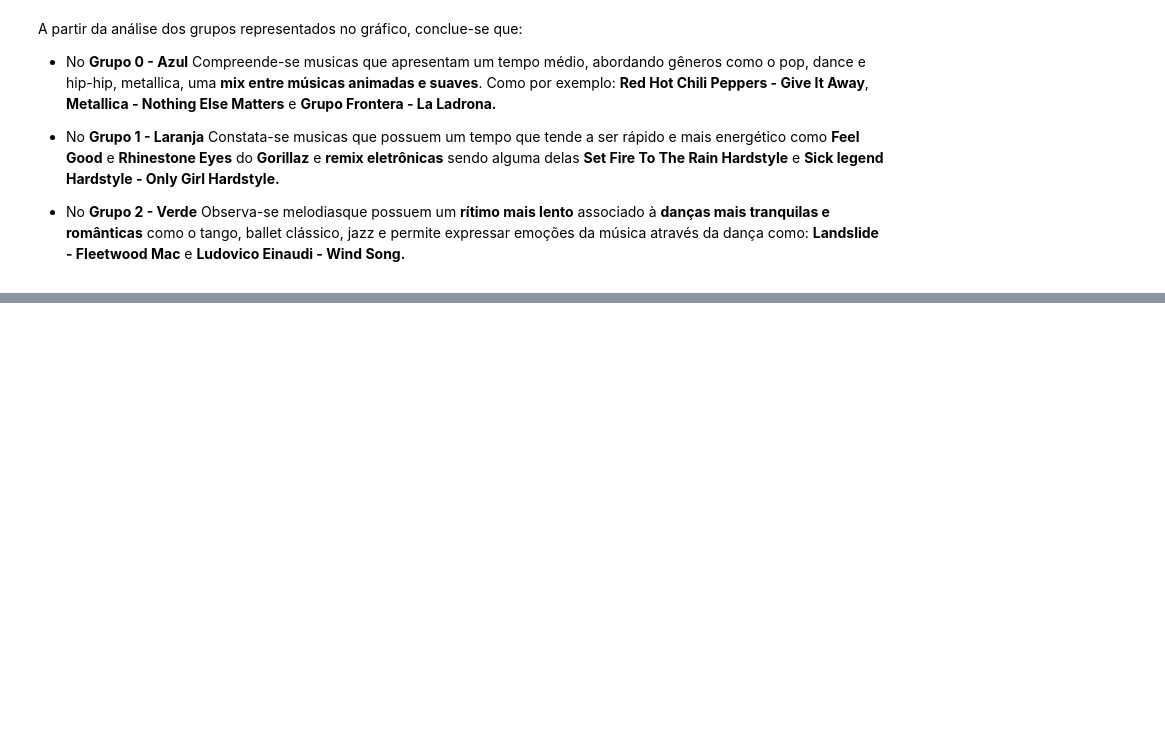
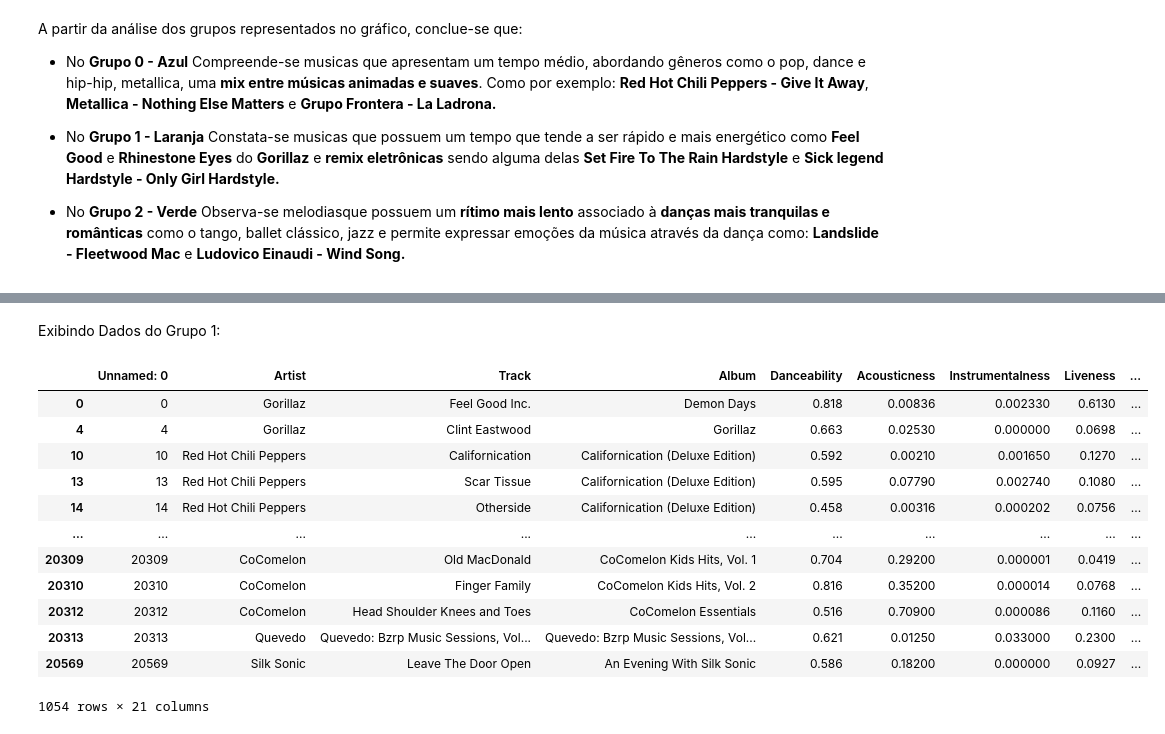
Before and after one commit to sylrod569/Projeto-ICD---An-lise-de-Dados-do-Spotify-Youtube, a Jupyter notebook: Projeto_ICD.ipynb, the cells around one changed output, grey strips where cells are left out. Cells and saved outputs as stored; diff of their text form; code cells hidden in the pictures; blank space fills up the shorter version.

```diff
--- a/Projeto_ICD.ipynb
+++ b/Projeto_ICD.ipynb
@@ -569,0 +621,20 @@ românticas** como o tango, ballet clássico, jazz e permite expressar emoções
+# %% [markdown]
+Exibindo Dados do Grupo 1:
+# %%
+df_label_1 = df_spotify_youtube.loc[kmeans.labels_ == 1]
+df_label_1_m= df_label_1.drop(['Energy','Key','Loudness','Speechiness','Url_spotify','Album_type','Uri'],axis=1)
+df_label_1_m
+# %% [output]
+|  | Unnamed: 0 | Artist | Track | Album | Danceability | Acousticness | Instrumentalness | Liveness | ... |
+| 0 | 0 | Gorillaz | Feel Good Inc. | Demon Days | 0.818 | 0.00836 | 0.002330 | 0.6130 | ... |
+| 4 | 4 | Gorillaz | Clint Eastwood | Gorillaz | 0.663 | 0.02530 | 0.000000 | 0.0698 | ... |
+| 10 | 10 | Red Hot Chili Peppers | Californication | Californication (Deluxe Edition) | 0.592 | 0.00210 | 0.001650 | 0.1270 | ... |
+| 13 | 13 | Red Hot Chili Peppers | Scar Tissue | Californication (Deluxe Edition) | 0.595 | 0.07790 | 0.002740 | 0.1080 | ... |
+| 14 | 14 | Red Hot Chili Peppers | Otherside | Californication (Deluxe Edition) | 0.458 | 0.00316 | 0.000202 | 0.0756 | ... |
+| ... | ... | ... | ... | ... | ... | ... | ... | ... | ... |
+| 20309 | 20309 | CoComelon | Old MacDonald | CoComelon Kids Hits, Vol. 1 | 0.704 | 0.29200 | 0.000001 | 0.0419 | ... |
+| 20310 | 20310 | CoComelon | Finger Family | CoComelon Kids Hits, Vol. 2 | 0.816 | 0.35200 | 0.000014 | 0.0768 | ... |
+| 20312 | 20312 | CoComelon | Head Shoulder Knees and Toes | CoComelon Essentials | 0.516 | 0.70900 | 0.000086 | 0.1160 | ... |
+| 20313 | 20313 | Quevedo | Quevedo: Bzrp Music Sessions, Vol... | Quevedo: Bzrp Music Sessions, Vol... | 0.621 | 0.01250 | 0.033000 | 0.2300 | ... |
+| 20569 | 20569 | Silk Sonic | Leave The Door Open | An Evening With Silk Sonic | 0.586 | 0.18200 | 0.000000 | 0.0927 | ... |
+1054 rows × 21 columns
```
Also changed, not shown: parts of 13 cells of this notebook.
